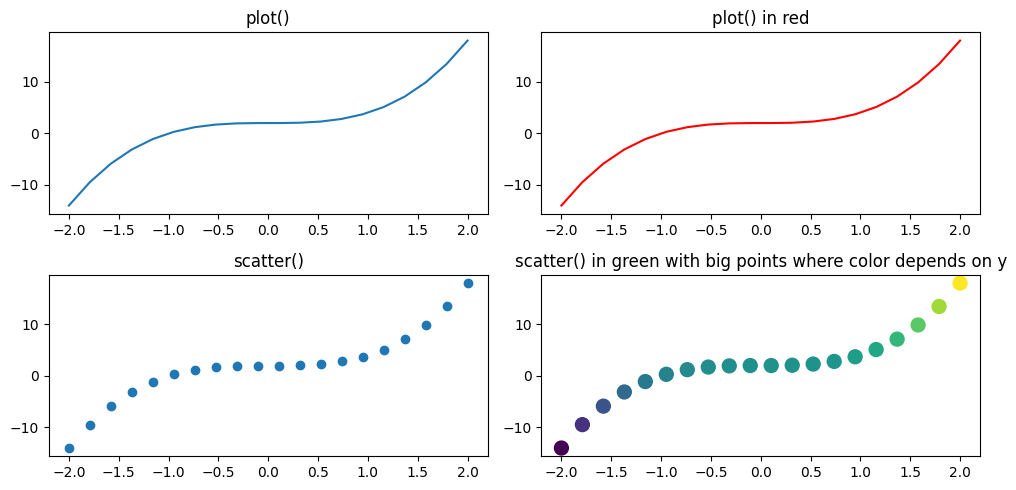
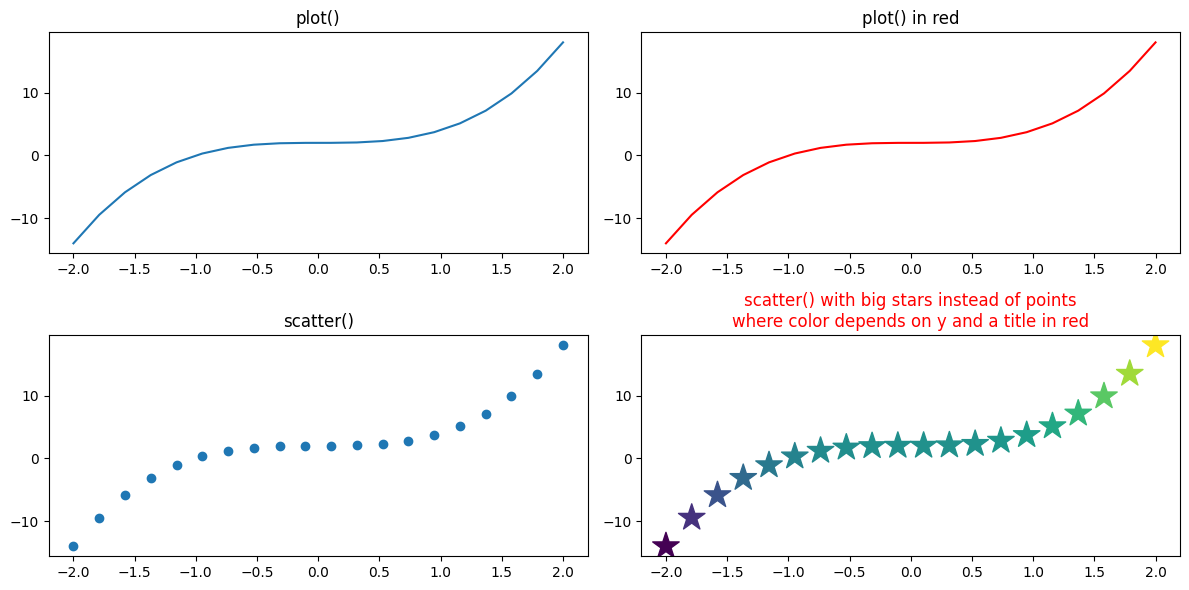
Unified diff of the notebook cell whose output changed from the first chart to the second:
--- before
+++ after
@@ -1,4 +1,4 @@
 fig, axes = plt.subplots(2, 2)
-fig.set_size_inches(10, 5)
+fig.set_size_inches(12, 6)
 fig.set
 
@@ -12,6 +12,6 @@
 axes[1, 0].scatter(x, y)
 
-axes[1, 1].set_title("scatter() in green with big points where color depends on y")
-axes[1, 1].scatter(x, y, c=y, s=100)
+axes[1, 1].set_title("scatter() with big stars instead of points\nwhere color depends on y and a title in red", c='r')
+axes[1, 1].scatter(x, y, c=y, marker='*', s=400)
 
 plt.tight_layout() # automatically adjusts the margins

Commit: update with sklearn